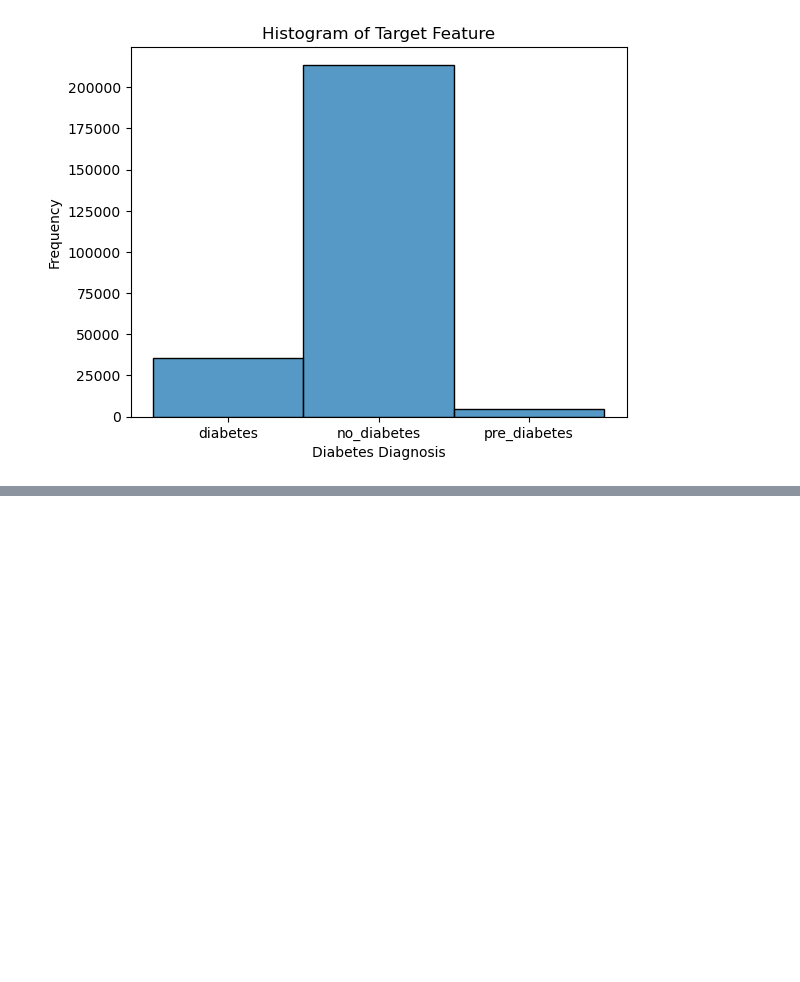
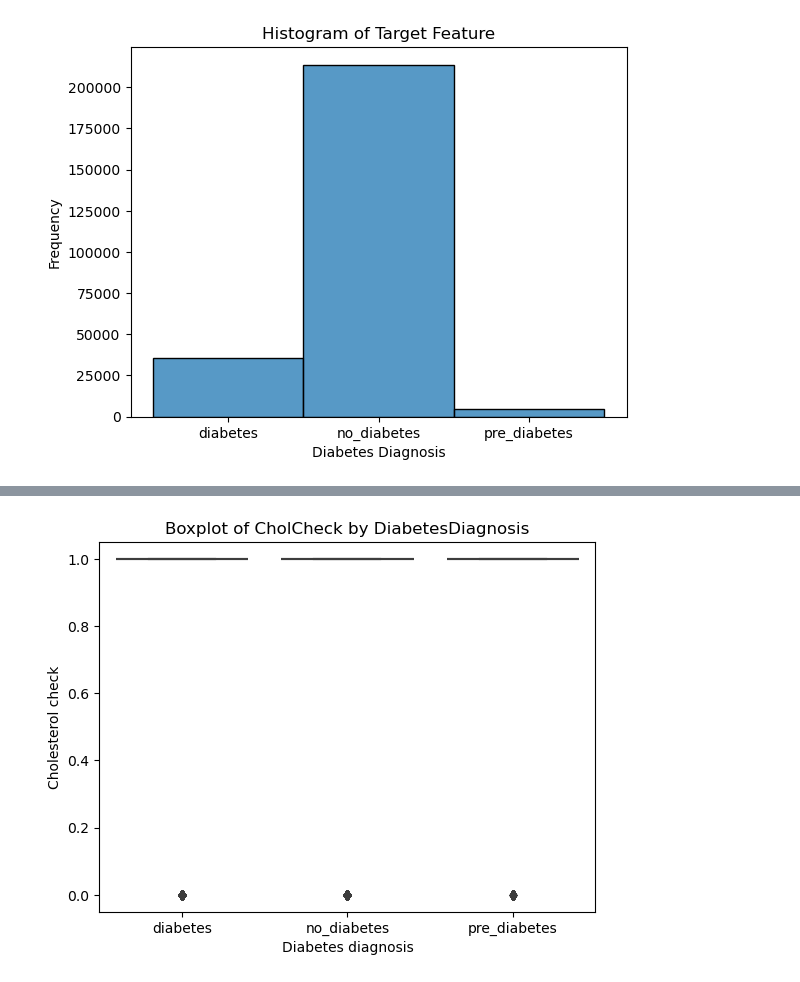
Before and after one commit to justink106/Diabetes-Predictor-Model, a Jupyter notebook: Diabetes Predictor Model - Exploratory Data Analysis .ipynb, the cells around one changed output, grey strips where cells are left out. Cells and saved outputs as stored; diff of their text form; code cells hidden in the pictures; blank space fills up the shorter version.

```diff
--- a/Diabetes Predictor Model - Exploratory Data Analysis .ipynb
+++ b/Diabetes Predictor Model - Exploratory Data Analysis .ipynb
@@ -76,0 +92,12 @@ plt.show()
+# %%
+# Have you had your cholesterol checked within the past 5 years?
+# 0 = no, cholesterol check in 5 years
+# 1 = yes, cholesterol check in 5 years
+
+sns.boxplot(x='DiabetesDiagnosis', y='CholCheck', data=df)
+plt.xlabel('Diabetes diagnosis')
+plt.ylabel('Cholesterol check')
+plt.title('Boxplot of CholCheck by DiabetesDiagnosis')
+plt.show()
+# %% [output]
+[figure, added]
```
Also changed, not shown: parts of 28 cells of this notebook.
